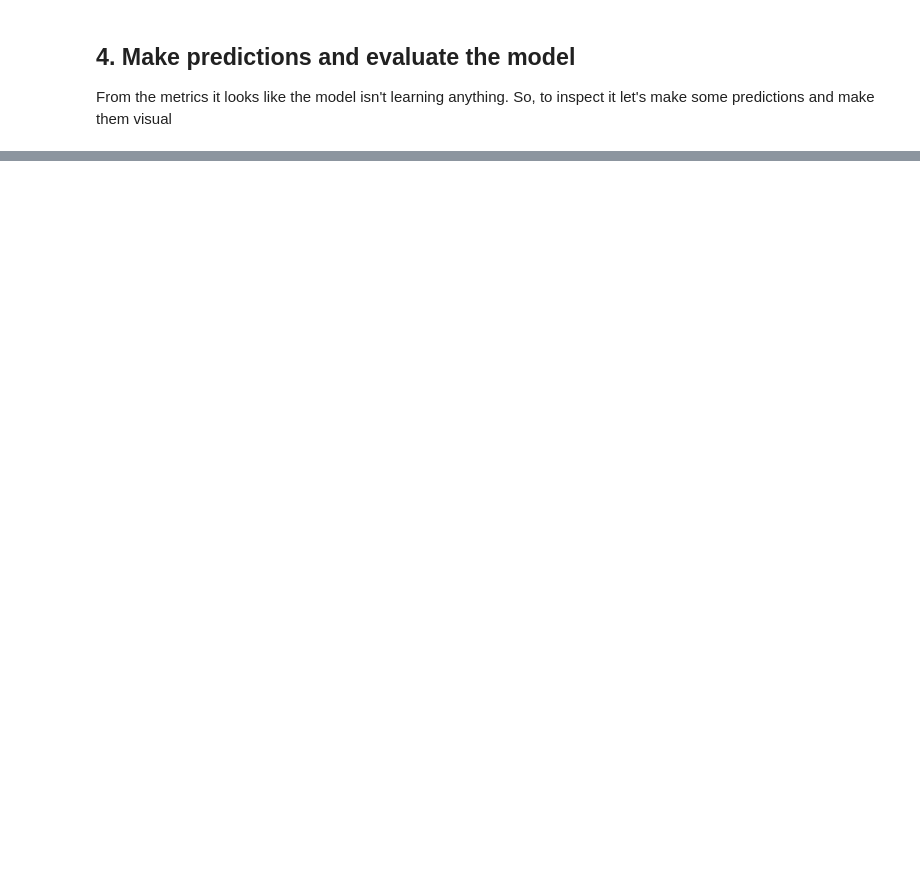
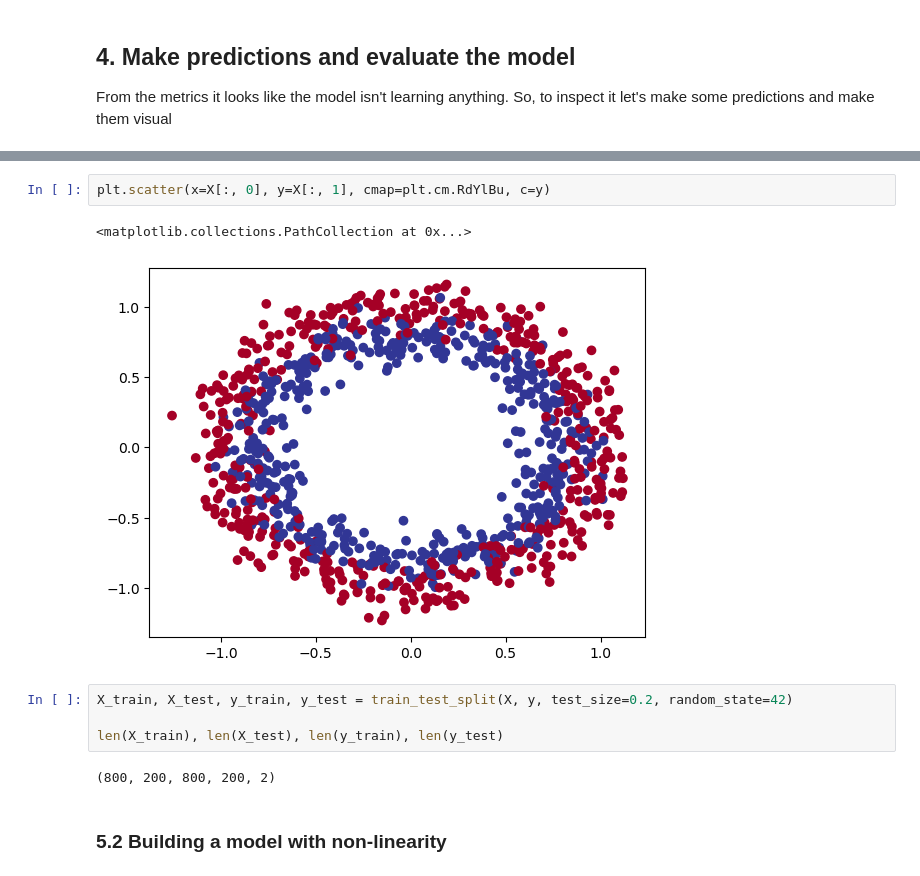
Before and after one commit to devdezzies/deep-learning-with-pytorch, a Jupyter notebook: materials/02_pytorch_classification.ipynb, the cells around one changed output, grey strips where cells are left out. Cells and saved outputs as stored; diff of their text form; blank space fills up the shorter version.

```diff
--- a/materials/02_pytorch_classification.ipynb
+++ b/materials/02_pytorch_classification.ipynb
@@ -407,0 +528,13 @@ plot_decision_boundary(model_0, X_test, y_test)
+# %%
+plt.scatter(x=X[:, 0], y=X[:, 1], cmap=plt.cm.RdYlBu, c=y)
+# %% [output]
+<matplotlib.collections.PathCollection at 0x...>
+[figure, added]
+# %%
+X_train, X_test, y_train, y_test = train_test_split(X, y, test_size=0.2, random_state=42)
+
+len(X_train), len(X_test), len(y_train), len(y_test)
+# %% [output]
+(800, 200, 800, 200, 2)
+# %% [markdown]
+### 5.2 Building a model with non-linearity
```
Also changed, not shown: parts of 21 cells of this notebook.
